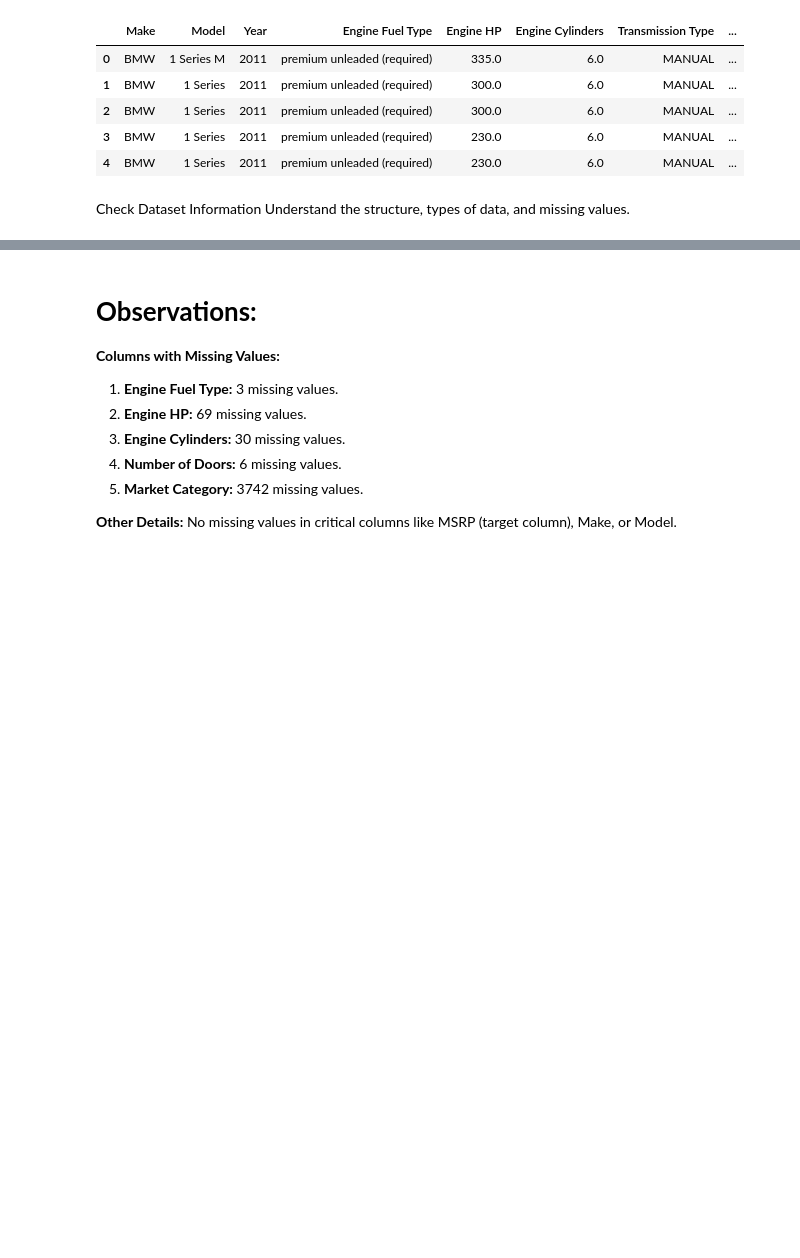
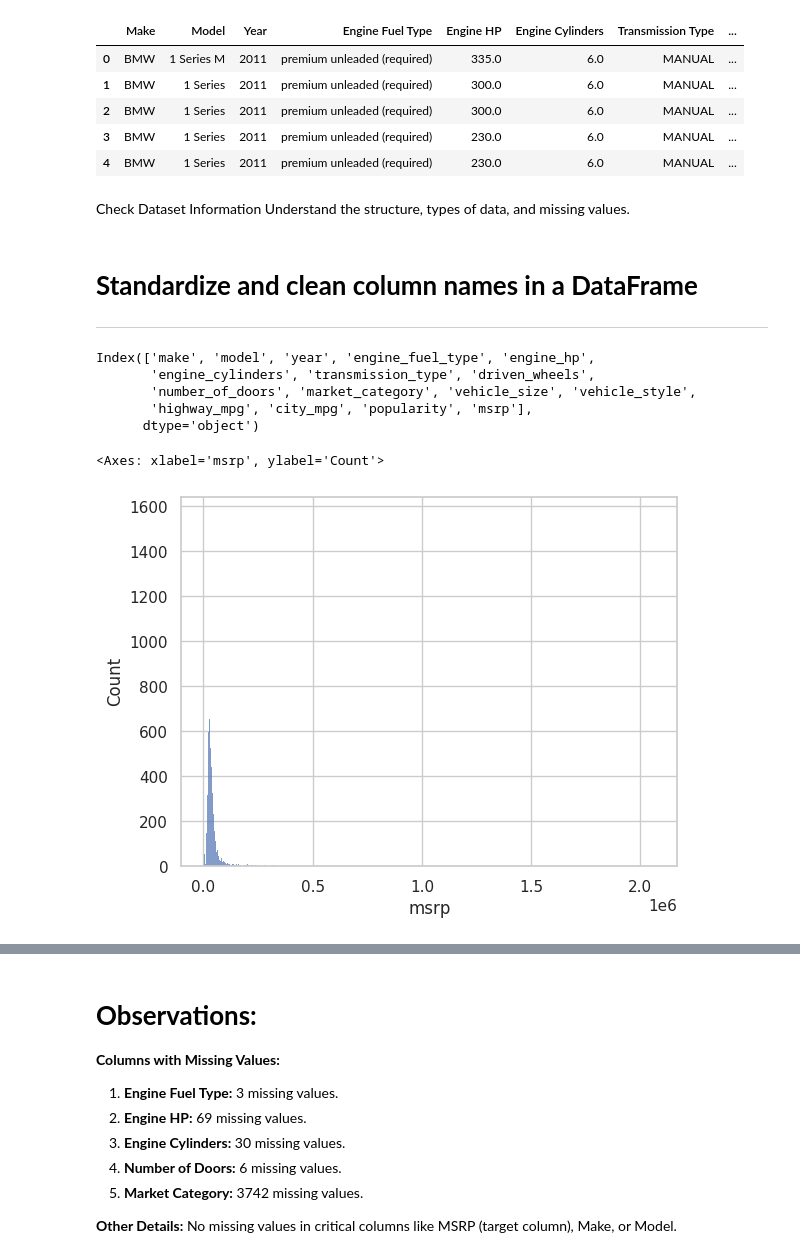
Before and after one commit to Mahmudhassan18/TDS-CARS-MSRP, a Jupyter notebook: TDS-CARS-MSRP.IPYNB, the cells around one changed output, grey strips where cells are left out. Cells and saved outputs as stored; diff of their text form; code cells hidden in the pictures; blank space fills up the shorter version.

```diff
--- a/TDS-CARS-MSRP.IPYNB
+++ b/TDS-CARS-MSRP.IPYNB
@@ -34,3 +43,21 @@ data.head()
 # %% [markdown]
 Check Dataset Information
 Understand the structure, types of data, and missing values.
+# %% [markdown]
+# **Standardize and clean column names in a DataFrame**
+
+---
+# %%
+data.columns = data.columns.str.lower().str.replace(' ', '_')
+data.columns
+# %% [output]
+Index(['make', 'model', 'year', 'engine_fuel_type', 'engine_hp',
+       'engine_cylinders', 'transmission_type', 'driven_wheels',
+       'number_of_doors', 'market_category', 'vehicle_size', 'vehicle_style',
+       'highway_mpg', 'city_mpg', 'popularity', 'msrp'],
+      dtype='object')
+# %%
+sns.histplot(data['msrp'])
+# %% [output]
+<Axes: xlabel='msrp', ylabel='Count'>
+[figure, added]
```
Also changed, not shown: parts of 47 cells of this notebook.
